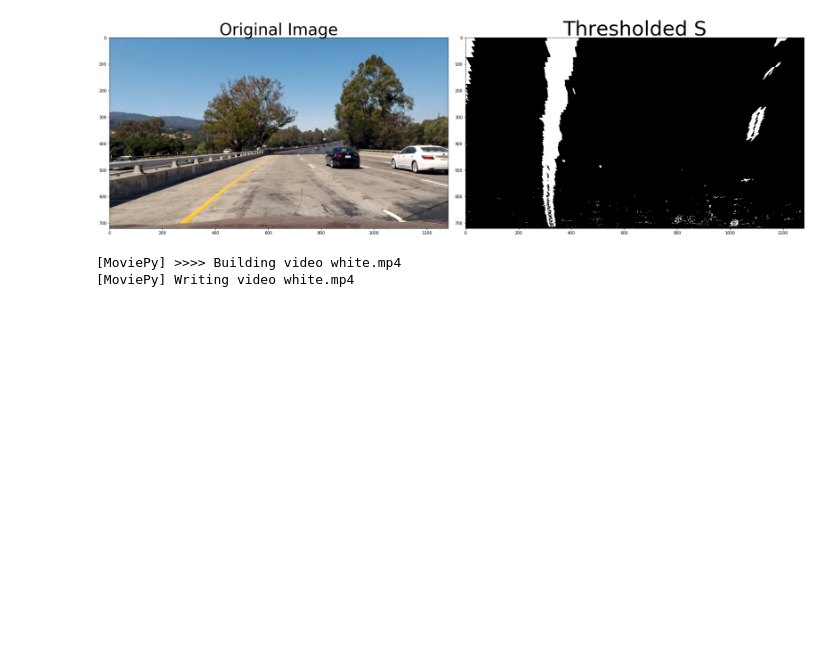
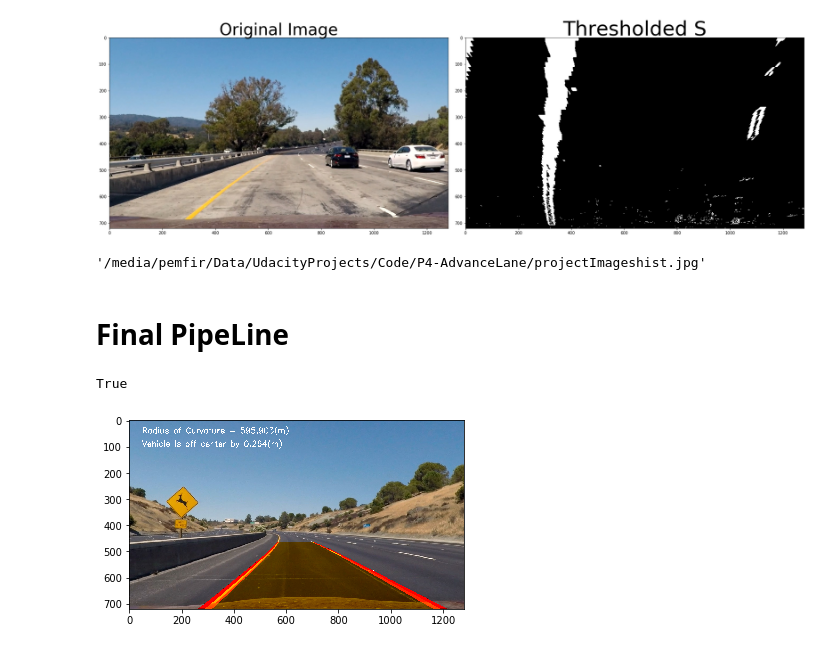
Before and after one commit to Sadrpour/UdacityProjetcs, a Jupyter notebook: P4-AdvanceLane/examples/ProjectWork1.ipynb, the cells around one changed output. Saved outputs shown, nothing was run; the diff lists cells and outputs as text; code cells hidden in the pictures; blank space fills up the shorter version.

```diff
--- a/P4-AdvanceLane/examples/ProjectWork1.ipynb
+++ b/P4-AdvanceLane/examples/ProjectWork1.ipynb
@@ -139,6 +165,7 @@ plt.show()
 # %%
-f, (ax1, ax2) = plt.subplots(1, 2, figsize=(24, 9))
-f.tight_layout()
+loc = '/media/pemfir/Data/UdacityProjects/Code/P4-AdvanceLane/projectImages'
+fig, (ax1, ax2) = plt.subplots(1, 2, figsize=(24, 9))
+fig.tight_layout()
 
 ax1.imshow(cv2.cvtColor(img, cv2.COLOR_BGR2RGB))
 ax1.set_title('Original Image', fontsize=40)
@@ -148,15 +175,23 @@ ax2.set_title('Thresholded S', fontsize=50)
 plt.subplots_adjust(left=0., right=1, top=0.9, bottom=0.)
 
 plt.show()
+fig.savefig(loc+'/binary2.jpg')
+plt.close(fig)
 # %% [output]
-[figure, old version]
+[figure, new version]
+# %%
+loc+'hist.jpg'
+# %% [output]
+'/media/pemfir/Data/UdacityProjects/Code/P4-AdvanceLane/projectImageshist.jpg'
+# %% [markdown]
+# Final PipeLine
 # %%
 
 import numpy as np
 import cv2
 import matplotlib.pyplot as plt
 import matplotlib.image as mpimg
-
+loc = '/media/pemfir/Data/UdacityProjects/Code/P4-AdvanceLane/projectImages'
 
 def mag_thresh(img, mag_thresh=(0, 255), sobel_kernel=3):
     gray = cv2.cvtColor(img,cv2.COLOR_RGB2GRAY)
@@ -231,6 +266,10 @@ def weighted_img(img, initial_img, α=0.8, β=1., λ=0.):
 
 def lineFiner(binary_warped,Minv,img_size,undistorted):
     histogram = np.sum(binary_warped, axis=0)
+    fig, ax = plt.subplots(1)
+    ax.plot(histogram)
+    fig.savefig(loc+'/hist2.jpg')
+    plt.close(fig)
     # Assuming you have created a warped binary image called "binary_warped"
     # Take a histogram of the bottom half of the image
     histogram = np.sum(binary_warped[int(binary_warped.shape[0]/2):,:], axis=0)
@@ -319,23 +358,31 @@ def lineFiner(binary_warped,Minv,img_size,undistorted):
     # the points that are on the left get [255,0,0] and all non zero points on right [0,0,255]
     out_img[nonzeroy[left_lane_inds], nonzerox[left_lane_inds]] = [255, 0, 0]
     out_img[nonzeroy[right_lane_inds], nonzerox[right_lane_inds]] = [0, 0, 255]
+
+
+    cv2.imwrite(loc + '/boundingWindows2.jpg',out_img.astype('float'))
+
+
     out_img = np.dstack((binary_warped, binary_warped, binary_warped))*255
     window_img = np.zeros_like(out_img)
     window_img_bkg = np.zeros_like(out_img)
     # Color in left and right line pixels
     out_img[nonzeroy[left_lane_inds], nonzerox[left_lane_inds]] = [255, 0, 0]
     out_img[nonzeroy[right_lane_inds], nonzerox[right_lane_inds]] = [0, 0, 255]
+
+
+
     margin = 20
     # Generate a polygon to illustrate the search window area
     # And recast the x and y points into usable format for cv2.fillPoly()
     # left_fitx points from the polygon
     # points are [x - margin , y] , and [x + margin, y] across y (ploty) and x values comes from the polynomial
-#     left_line_window1 = np.array([np.transpose(np.vstack([left_fitx-margin, ploty]))])
-#     left_line_window2 = np.array([np.flipud(np.transpose(np.vstack([left_fitx+margin, ploty])))])
-#     left_line_pts = np.hstack((left_line_window1, left_line_window2))
-#     right_line_window1 = np.array([np.transpose(np.vstack([right_fitx-margin, ploty]))])
-#     right_line_window2 = np.array([np.flipud(np.transpose(np.vstack([right_fitx+margin, ploty])))])
-#     right_line_pts = np.hstack((right_line_window1, right_line_window2))
+    left_line_window1 = np.array([np.transpose(np.vstack([left_fitx-margin, ploty]))])
+    left_line_window2 = np.array([np.flipud(np.transpose(np.vstack([left_fitx+margin, ploty])))])
+    left_line_pts = np.hstack((left_line_window1, left_line_window2))
+    right_line_window1 = np.array([np.transpose(np.vstack([right_fitx-margin, ploty]))])
+    right_line_window2 = np.array([np.flipud(np.transpose(np.vstack([right_fitx+margin, ploty])))])
+    right_line_pts = np.hstack((right_line_window1, right_line_window2))
 
 
     center_line_window1 = np.array([np.transpose(np.vstack([left_fitx, ploty]))])
@@ -344,11 +391,11 @@ def lineFiner(binary_warped,Minv,img_size,undistorted):
 
 
     # Draw the lane onto the warped blank image
-#     cv2.fillPoly(window_img, np.int_([left_line_pts]), (0,0, 255))
-#     cv2.fillPoly(window_img, np.int_([right_line_pts]), (0,0, 255))
-#     cv2.fillPoly(window_img_bkg, np.int_([left_line_pts]), (255,255, 255))
-#     cv2.fillPoly(window_img_bkg, np.int_([right_line_pts]), (255,255, 255))
-    cv2.fillPoly(window_img_bkg, np.int_([center_line_pts]), (250,250, 0))
+    cv2.fillPoly(window_img, np.int_([left_line_pts]), (0,0, 255))
+    cv2.fillPoly(window_img, np.int_([right_line_pts]), (0,0, 255))
+    cv2.fillPoly(window_img_bkg, np.int_([left_line_pts]), (255,255, 255))
+    cv2.fillPoly(window_img_bkg, np.int_([right_line_pts]), (255,255, 255))
+    cv2.fillPoly(window_img_bkg, np.int_([center_line_pts]), (255,25, 0))
     # result = cv2.addWeighted(out_img, 1, window_img, 0.3, 0)
     # plt.imshow(window_img)
     # result = window_img
@@ -392,45 +439,46 @@ def lineFiner(binary_warped,Minv,img_size,undistorted):
     return outputImage,left_curverad,right_curverad
 
 def pipeline(img):
-#     img = cv2.imread('test1.jpg')
+    img = cv2.imread('test2.jpg')
     img_size = (img.shape[1],img.shape[0])
     undistorted = cv2.undistort(img, mtx, dist, None, mtx)
     warped = cv2.warpPerspective(undistorted, M, img_size, flags=cv2.INTER_LINEAR)
     binary_warped = masking_pipeline(warped)
     out_img,_,_ = lineFiner(binary_warped,Minv,img_size,undistorted)
     return out_img
 
 
 # Import everything needed to edit/save/watch video clips
 import imageio
 imageio.plugins.ffmpeg.download()
 from moviepy.editor import VideoFileClip
 from IPython.display import HTML
 import os
-os.chdir('/media/pemfir/Data/UdacityProjects/Code/P4-AdvanceLane/')
-white_output = 'white.mp4'
-clip1 = VideoFileClip('project_video.mp4')
-white_clip = clip1.fl_image(pipeline) #NOTE: this function expects color images!!
-%time white_clip.write_videofile(white_output, audio=False)
+# os.chdir('/media/pemfir/Data/UdacityProjects/Code/P4-AdvanceLane/')
+# white_output = 'submission_video.mp4'
+# clip1 = VideoFileClip('project_video.mp4')
+# white_clip = clip1.fl_image(pipeline) #NOTE: this function expects color images!!
+# %time white_clip.write_videofile(white_output, audio=False)
 
 
 # binary_warped = masking_pipeline(warped)
 # out_img,left,right = lineFiner(binary_warped,Minv,img_size,undistorted)
 # # Plot the result
 # f, (ax1, ax2) = plt.subplots(1, 2, figsize=(24, 9))
 # f.tight_layout()
 
 # ax1.imshow(cv2.cvtColor(img, cv2.COLOR_BGR2RGB))
 # ax1.set_title('Original Image', fontsize=40)
 
 # ax2.imshow(binary_warped, cmap='gray')
 # ax2.set_title('Thresholded S', fontsize=50)
 # plt.subplots_adjust(left=0., right=1, top=0.9, bottom=0.)
 
-# os.chdir('/media/pemfir/Data/UdacityProjects/Code/P4-AdvanceLane/test_images/')
-# img = cv2.imread('test1.jpg')
-# outputImage = pipeline(img)
-# plt.imshow(cv2.cvtColor(outputImage, cv2.COLOR_BGR2RGB))
+os.chdir('/media/pemfir/Data/UdacityProjects/Code/P4-AdvanceLane/test_images/')
+img = cv2.imread('test2.jpg')
+outputImage = pipeline(img)
+plt.imshow(cv2.cvtColor(outputImage, cv2.COLOR_BGR2RGB))
+cv2.imwrite(loc+'/final2.jpg',outputImage)
 # %% [output]
-[MoviePy] >>>> Building video white.mp4
-[MoviePy] Writing video white.mp4
+True
+[figure, added]
```
Also changed, not shown: parts of 13 cells of this notebook, 14 other files.
